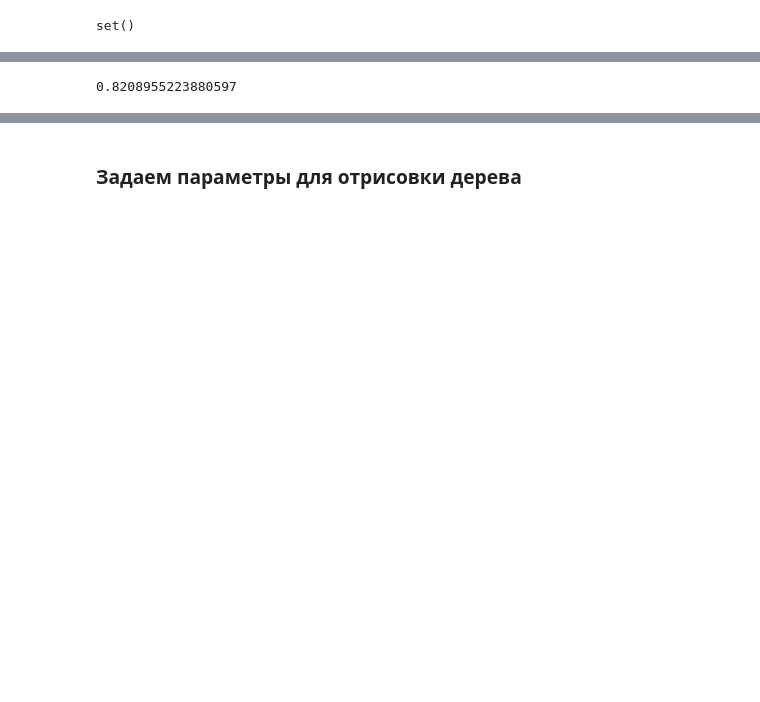
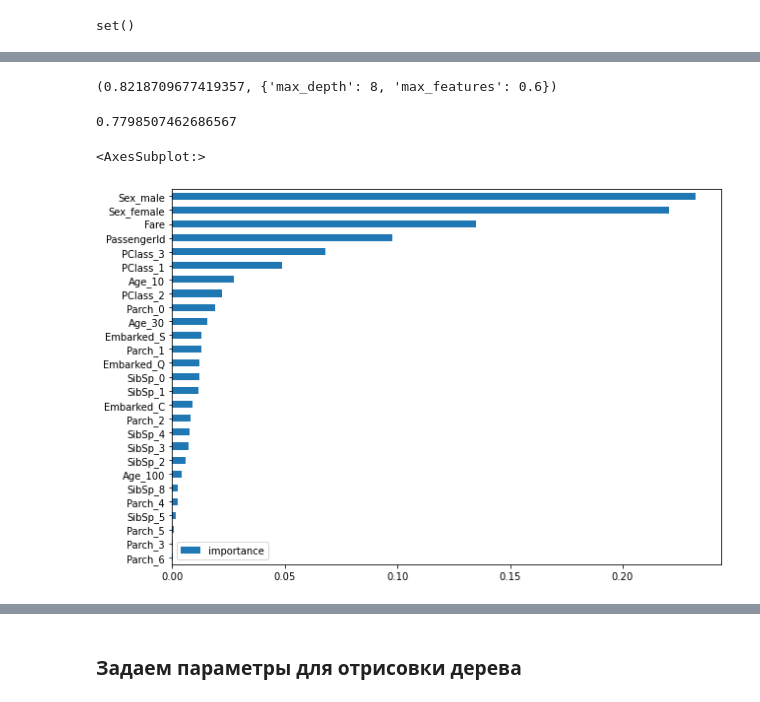
Before and after one commit to Va11entin0/for_the_-teacher, a Jupyter notebook: titanic-checkpoint.ipynb, the cells around one changed output, grey strips where cells are left out. Cells and saved outputs as stored; diff of their text form; code cells hidden in the pictures; blank space fills up the shorter version.

```diff
--- a/titanic-checkpoint.ipynb
+++ b/titanic-checkpoint.ipynb
@@ -349,0 +696,5 @@ accuracy_score(y_test, knn_grid.predict(X_test))
+# %%
+RF_parametrs = { 'n_estimators': range (30, 60, 5),
+              'max_depth': range (1,13, 2),
+              'min_samples_leaf': range (1,5),
+              'min_samples_split': range (4,12,2) }
@@ -349,0 +727,5 @@ accuracy_score(y_test, knn_grid.predict(X_test))
+# %%
+RF_grid = GridSearchCV(RF, RF_parametrs, cv=5, n_jobs=-1)
+# %%
+%%time
+RF_grid.fit(X_train,Y_train);
@@ -375,4 +779,4 @@ tree_valid_pred = tree_grid.predict(X_test)
-# %%
-accuracy_score(y_test, tree_valid_pred)
-# %% [output]
-0.8208955223880597
+# %%
+tree_grid.best_score_, tree_grid.best_params_ #Обучились на Train
+# %% [output]
+(0.8218709677419357, {'max_depth': 8, 'max_features': 0.6})
@@ -378,0 +785,12 @@ accuracy_score(y_test, tree_valid_pred)
+# %%
+accuracy_score(y_test, tree_valid_pred)
+# %% [output]
+0.7798507462686567
+# %%
+best_clf = RF_grid.best_estimator_
+# %%
+imp = pd.DataFrame(best_clf.feature_importances_, index=X_train.columns, columns=['importance'])
+imp.sort_values('importance').plot(kind='barh', figsize=(10, 7))
+# %% [output]
+<AxesSubplot:>
+[figure, added]
```
Also changed, not shown: parts of 110 cells of this notebook.
